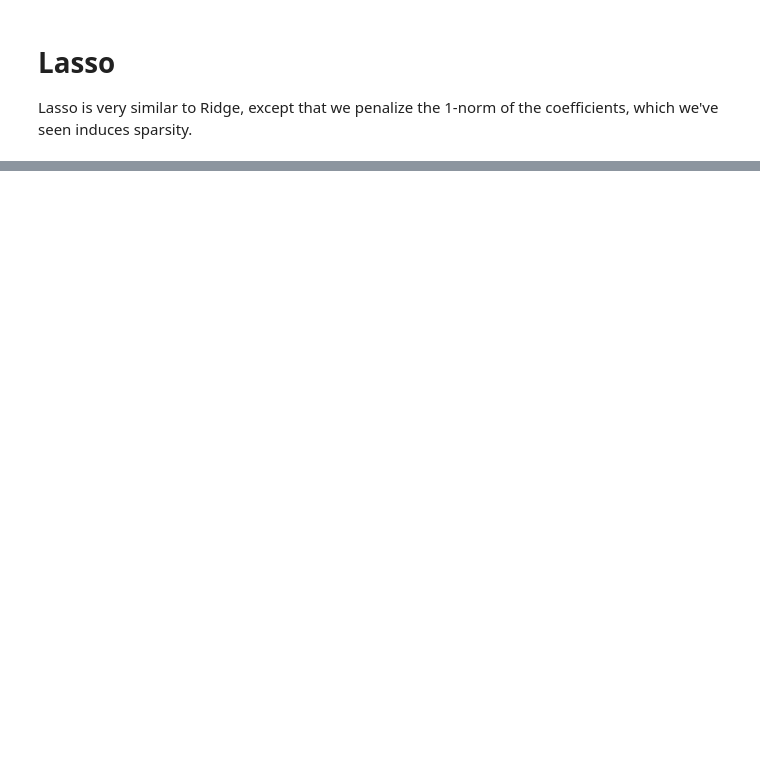
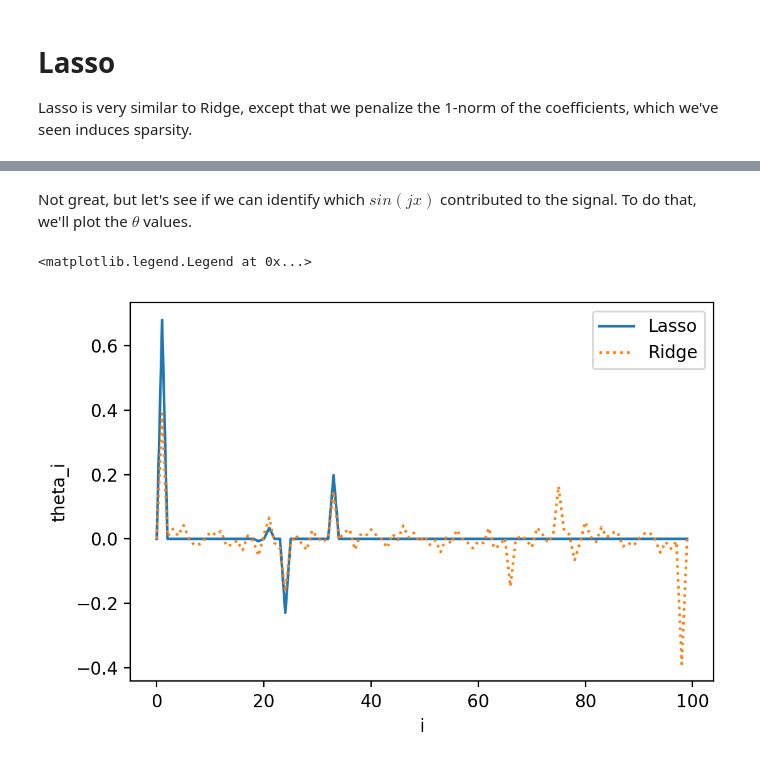
Before and after one commit to Chavelior/mdi-504-in-lecture-notebooks, a Jupyter notebook: Lecture 13 - Lasso and Ridge Regression.ipynb, the cells around one changed output, grey strips where cells are left out. Drawn from its saved outputs; the diff is of its cells as text; code cells hidden in the pictures; blank space fills up the shorter version.

```diff
--- a/Lecture 13 - Lasso and Ridge Regression.ipynb
+++ b/Lecture 13 - Lasso and Ridge Regression.ipynb
@@ -194,19 +229,20 @@ plt.scatter(x, y_obs, color='red')
 # %%
+# Builds the design matrix Phi for a input data X = (x_1, ..., x_m)
+# where Phi_ij = sin(j*x_i) for j = 0, ..., n-1
 def form_fourier_design_matrix(X, n):
-    # phi_ij = sin(j*x_i) for j = 0, ..., n-1
-
+    # number of rows = m = number of data points
     num_rows = X.shape[0]
+    # number of columns = n = number of basis functions
     num_cols = n
 
+    # Allocate a m-by-n matrix of all zeros for now
     Phi = np.zeros([num_rows, num_cols])
 
     # iterate over data points
-    for i, x in enumerate(X):
-
-        # iterate over 1, 2, ..., n
+    for i, x_i in enumerate(X):
+        # iterate over basis functions
         for j in range(n):
-
-            Phi[i,j] = np.sin(j*x)
-
+            # Apply the j-th basis function to the i-th data point
+            Phi[i,j] = np.sin(j*x_i)
 
     return Phi
@@ -247,3 +343,12 @@ plt.scatter(x, y_norm, color = 'red')
+# %% [markdown]
+Not great, but let's see if we can identify which $sin(jx)$ contributed to the signal. To do that, we'll plot the $\theta$ values.
 # %%
 plt.plot(theta_lasso)
 plt.plot(theta_ridge, ls=':')
+
+plt.xlabel('i')
+plt.ylabel('theta_i')
+plt.legend(['Lasso', 'Ridge'])
+# %% [output]
+<matplotlib.legend.Legend at 0x...>
+[figure, added]
```
Also changed, not shown: parts of 23 cells of this notebook.
